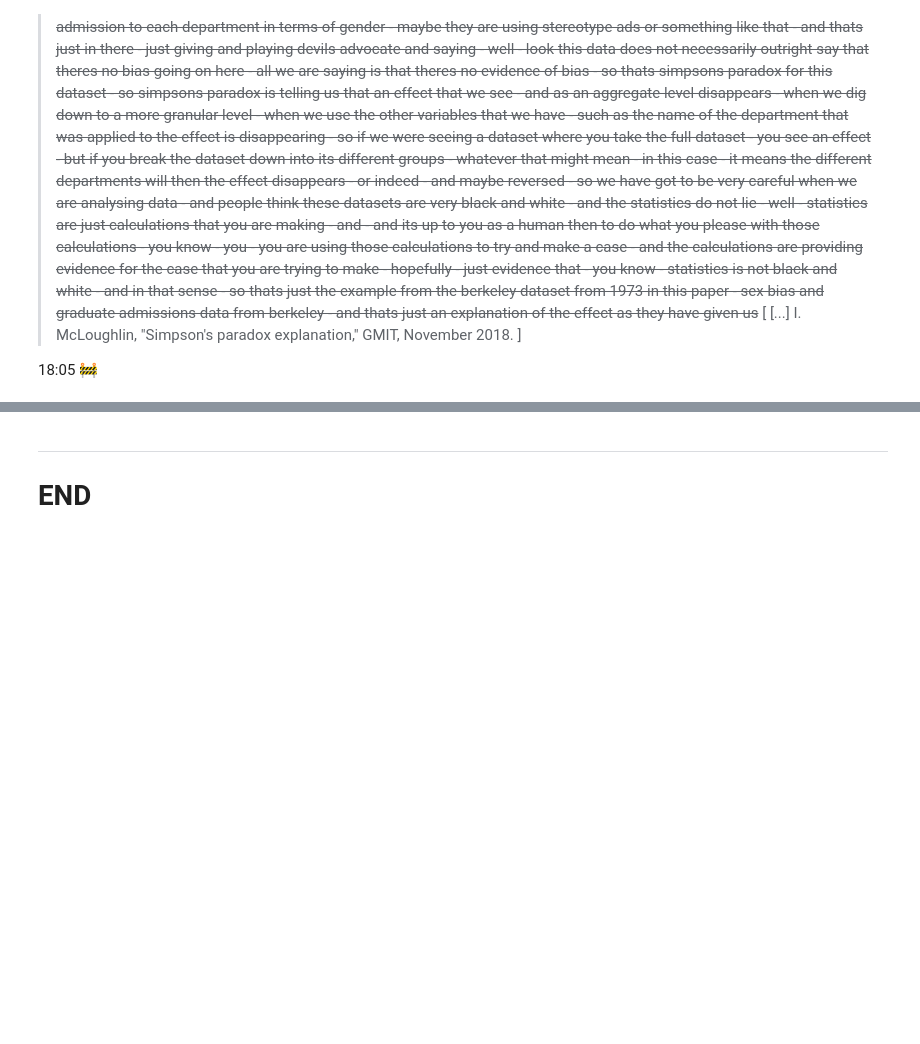
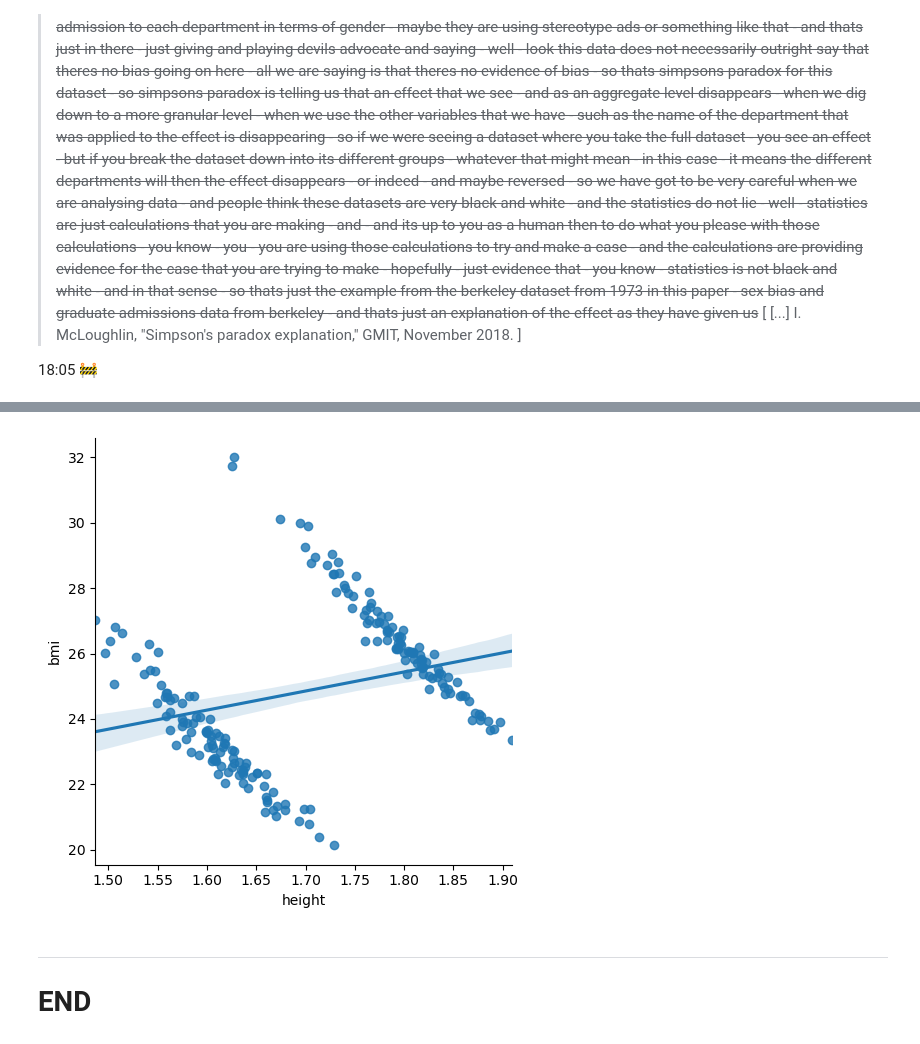
Before and after one commit to E6985/fda-simpsons-paradox, a Jupyter notebook: simpsons-paradox.ipynb, the cells around one changed output, grey strips where cells are left out. Saved outputs shown, nothing was run; the diff lists cells and outputs as text; code cells hidden in the pictures; blank space fills up the shorter version.

```diff
--- a/simpsons-paradox.ipynb
+++ b/simpsons-paradox.ipynb
@@ -185,0 +304,4 @@ expect_women_admitted
+# %%
+men["gender"]="male"
+women["gender"]="female"
+people=pd.concat([men,women])
@@ -186,3 +332,7 @@ expect_women_admitted
+# %%
+sns.lmplot(x="height",y="bmi",data=people);
+# %% [output]
+[figure, added]
 # %% [markdown]
 ***
 # END
```
Also changed, not shown: parts of 20 cells of this notebook.
